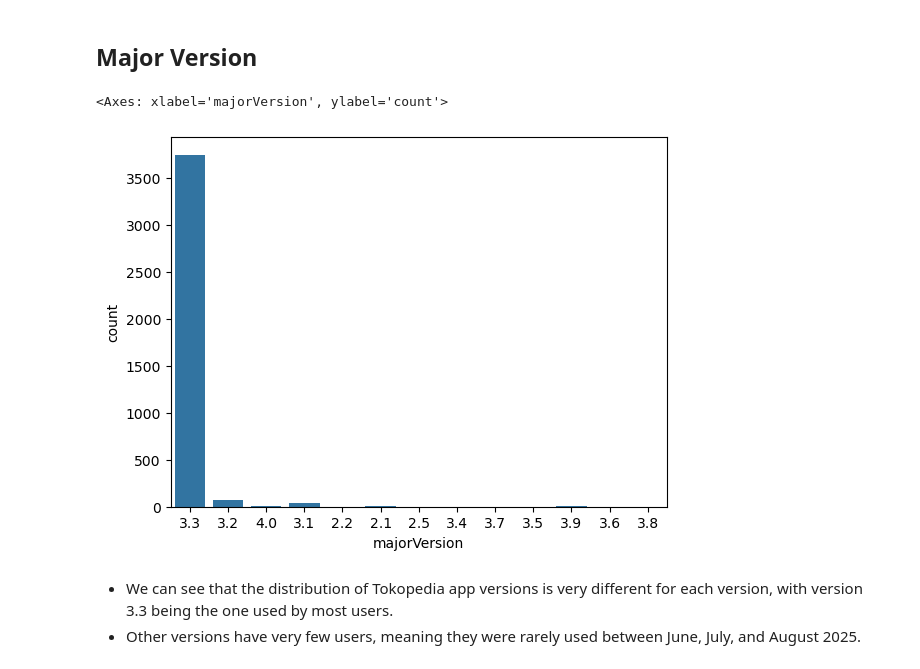
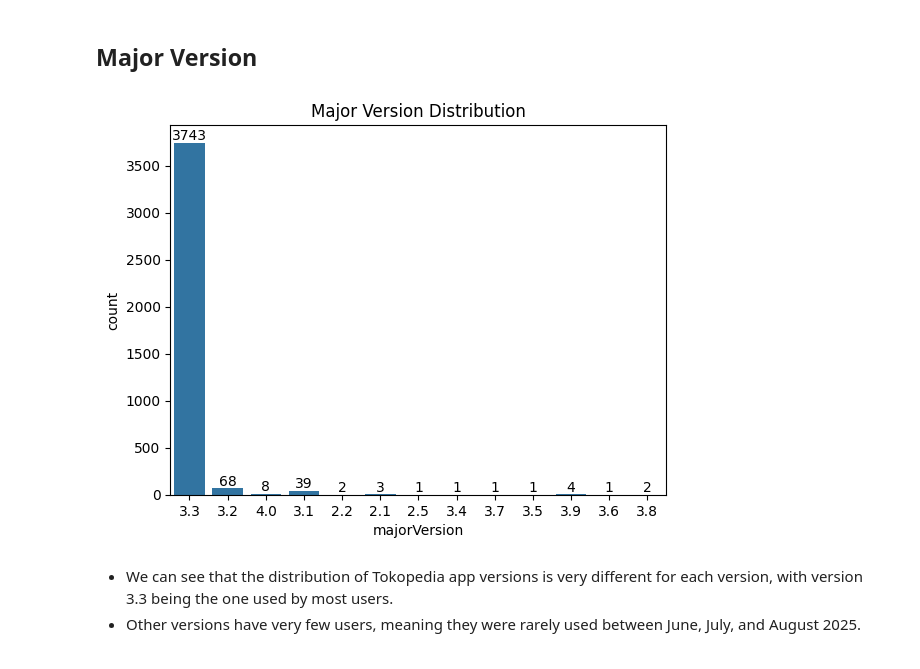
Before and after one commit to WayanArdike/gopay, a Jupyter notebook: study-case-tokopedia.ipynb, the cells around one changed output. Saved outputs shown, nothing was run; the diff lists cells and outputs as text; code cells hidden in the pictures.

```diff
--- a/study-case-tokopedia.ipynb
+++ b/study-case-tokopedia.ipynb
@@ -316,10 +323,12 @@ sns.countplot(data=data, x='score') # To show score distribution
 # %% [markdown]
 ## Major Version
 # %%
-sns.countplot(data=data, x='majorVersion') # To show major version app distribution
+ax=sns.countplot(data=data, x='majorVersion') # To show major version app distribution
+ax.bar_label(ax.containers[0], fontsize=10)
+plt.title('Major Version Distribution')
+plt.show()
 # %% [output]
-<Axes: xlabel='majorVersion', ylabel='count'>
-[figure, old version]
+[figure, new version]
 # %% [markdown]
 - We can see that the distribution of Tokopedia app versions is very different for each version, with version 3.3 being the one used by most users.
 - Other versions have very few users, meaning they were rarely used between June, July, and August 2025.
```
Also changed, not shown: parts of 13 cells of this notebook.
